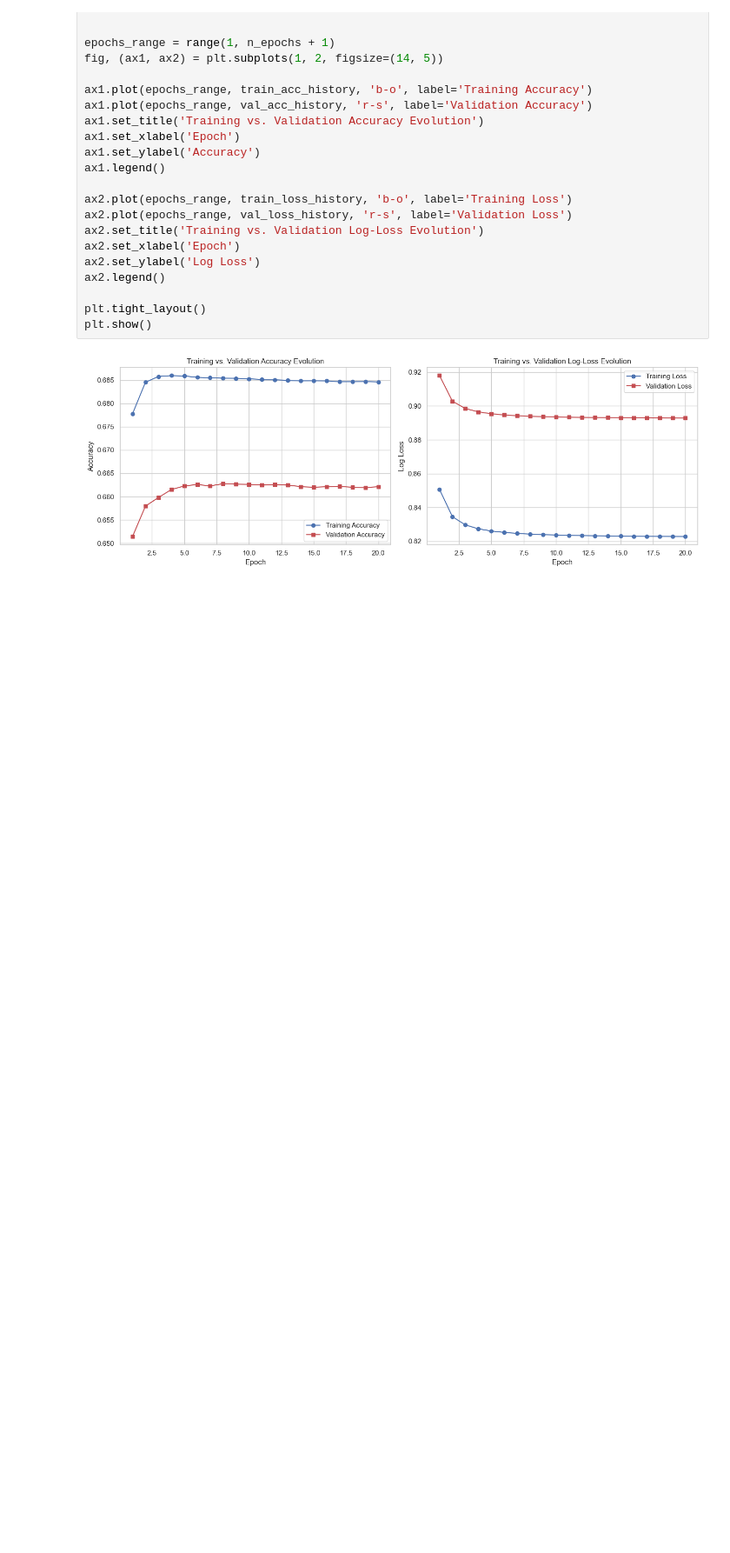
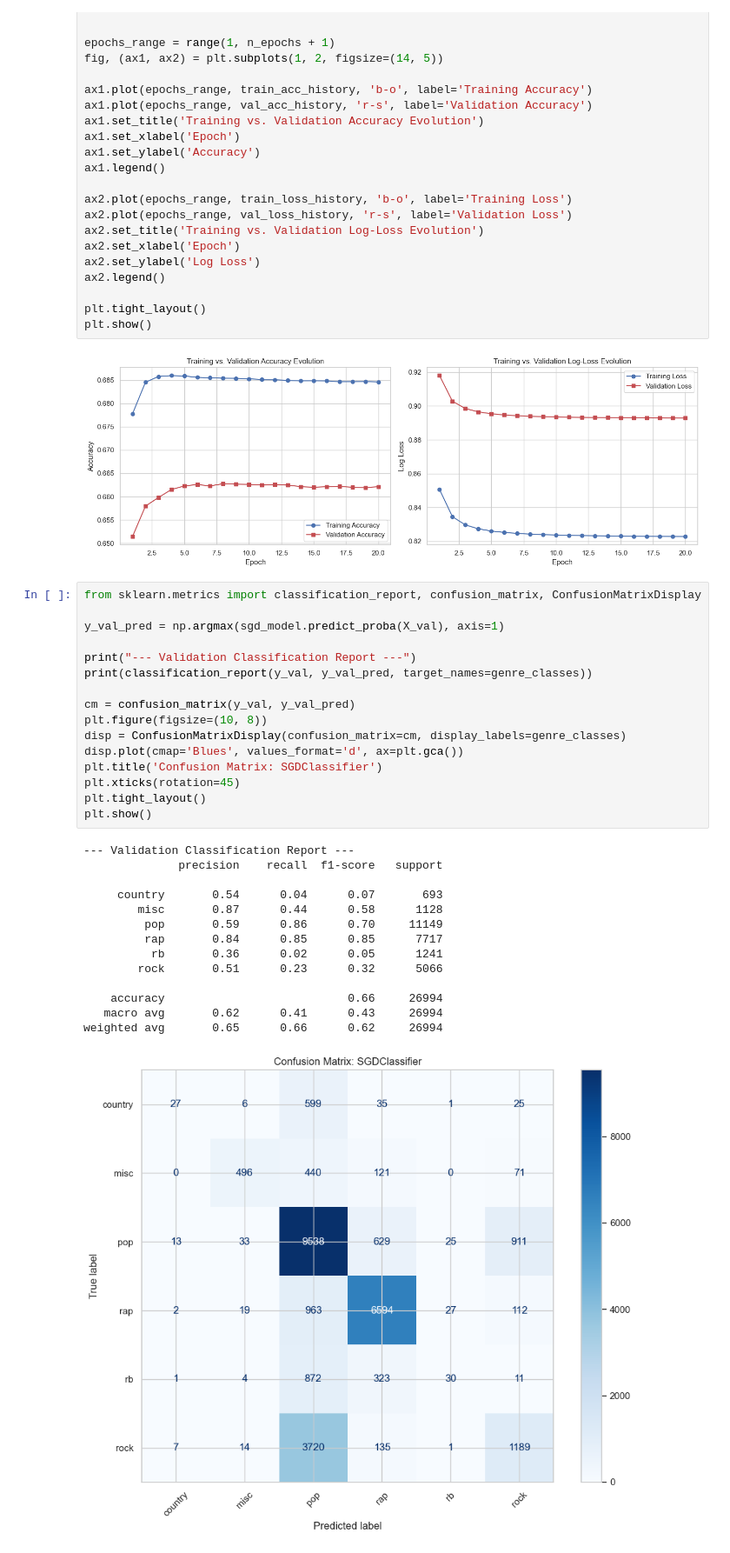
Before and after one commit to RodrigoSouta/Text-Mining, a Jupyter notebook: EDA.ipynb, the cells around one changed output. Shown at 87% size. Saved outputs shown, nothing was run; the diff lists cells and outputs as text; blank space fills up the shorter version.

```diff
--- a/EDA.ipynb
+++ b/EDA.ipynb
@@ -309,3 +309,34 @@ plt.tight_layout()
 plt.show()
 # %% [output]
 [figure]
+# %%
+from sklearn.metrics import classification_report, confusion_matrix, ConfusionMatrixDisplay
+
+y_val_pred = np.argmax(sgd_model.predict_proba(X_val), axis=1)
+
+print("--- Validation Classification Report ---")
+print(classification_report(y_val, y_val_pred, target_names=genre_classes))
+
+cm = confusion_matrix(y_val, y_val_pred)
+plt.figure(figsize=(10, 8))
+disp = ConfusionMatrixDisplay(confusion_matrix=cm, display_labels=genre_classes)
+disp.plot(cmap='Blues', values_format='d', ax=plt.gca())
+plt.title('Confusion Matrix: SGDClassifier')
+plt.xticks(rotation=45)
+plt.tight_layout()
+plt.show()
+# %% [output]
+--- Validation Classification Report ---
+              precision    recall  f1-score   support
+
+     country       0.54      0.04      0.07       693
+        misc       0.87      0.44      0.58      1128
+         pop       0.59      0.86      0.70     11149
+         rap       0.84      0.85      0.85      7717
+          rb       0.36      0.02      0.05      1241
+        rock       0.51      0.23      0.32      5066
+
+    accuracy                           0.66     26994
+   macro avg       0.62      0.41      0.43     26994
+weighted avg       0.65      0.66      0.62     26994
+[figure, added]
```
Also changed, not shown: parts of 1 cell of this notebook.
